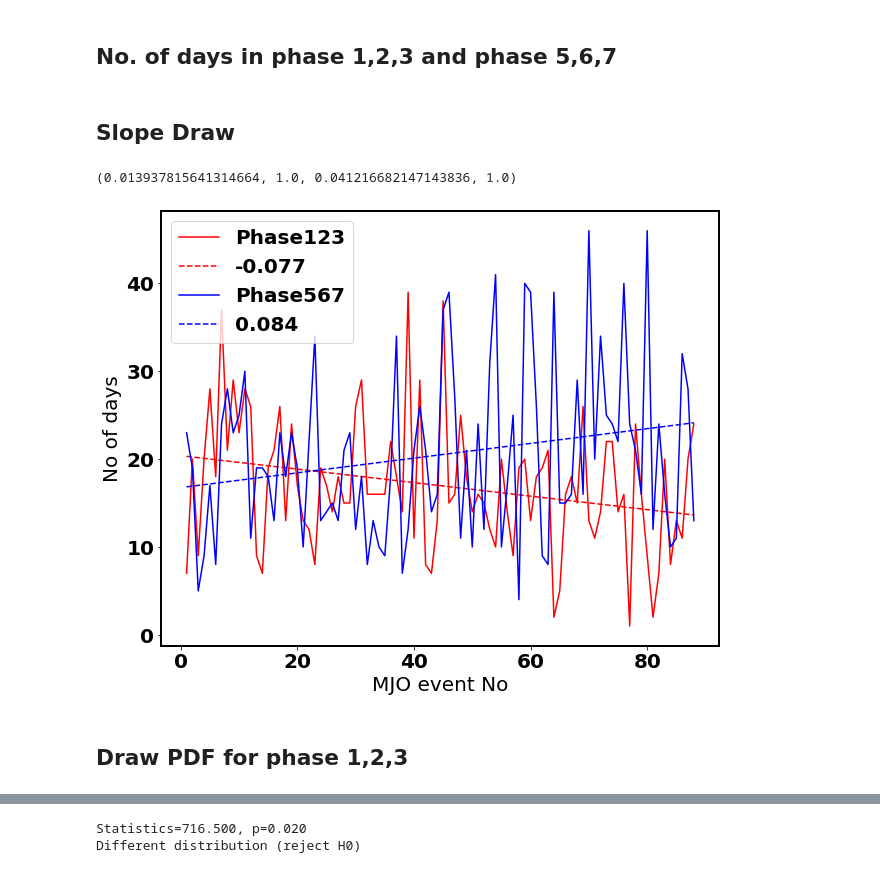
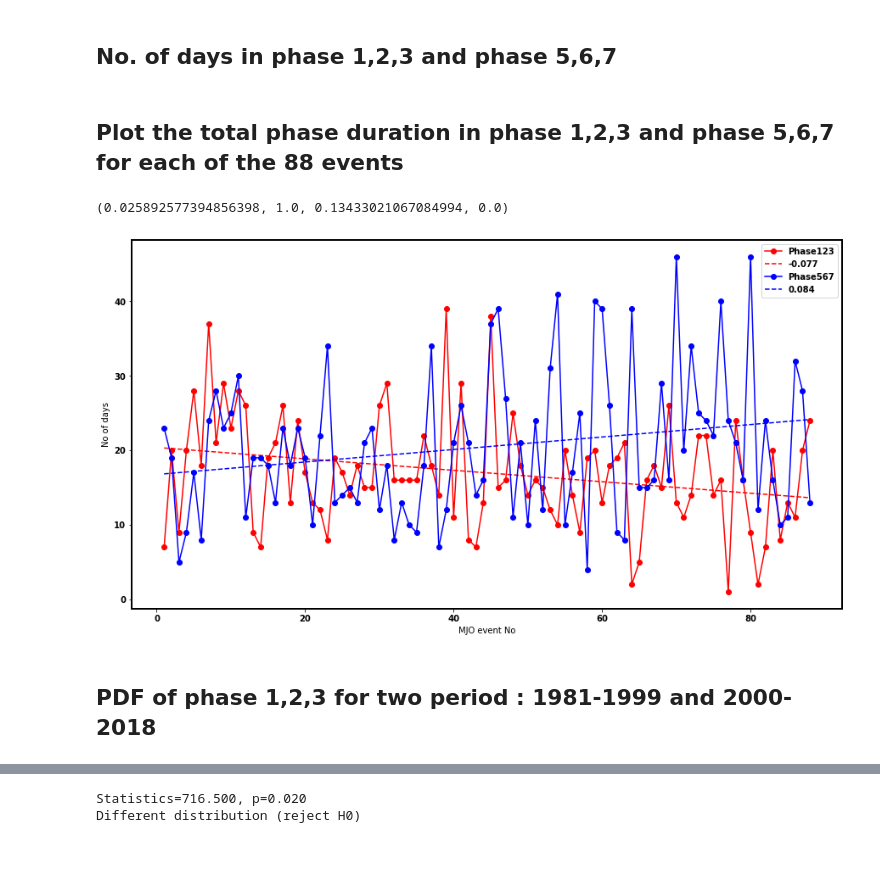
Before and after one commit to RoxyKoll/warmpool-mjo, a Jupyter notebook: MJO_123_567_pdfs_88.ipynb, the cells around one changed output, grey strips where cells are left out. Saved outputs shown, nothing was run; the diff lists cells and outputs as text; code cells hidden in the pictures.

```diff
--- a/MJO_123_567_pdfs_88.ipynb
+++ b/MJO_123_567_pdfs_88.ipynb
@@ -15,7 +17,6 @@ import xarray as xr
 %matplotlib inline
 # %%
 # Fiddle with figure settings here:
-plt.rcParams['figure.figsize'] = (10,8)
 plt.rcParams['font.weight'] = 'bold'
 plt.rcParams['font.size'] = 20
 plt.rcParams['image.cmap'] = 'seismic'
@@ -161,27 +166,27 @@ for i in np.arange(len(list)):
     no_123[i]=np.size(np.where(ph==1)[0])+np.size(np.where(ph==2)[0])+np.size(np.where(ph==3)[0])
     no_567[i]=np.size(np.where(ph==5)[0])+np.size(np.where(ph==6)[0])+np.size(np.where(ph==7)[0])
     ph_wintr[i]=ph
-# %% [markdown]
-## Slope Draw
+# %% [markdown]
+## Plot the total phase duration in phase 1,2,3 and phase 5,6,7 for each of the 88 events
 # %%
 ##### Student ttest ###########################
 xx=np.arange(1,len(list)+1)
-slope1,intercept1,corr1,p1,h1=linear_regress_scipy(xx,no_123,0.05,opt_detrend=0,opt_mktest=0)
-slope2,intercept2,corr2,p2,h2=linear_regress_scipy(xx,no_567,0.05,opt_detrend=0,opt_mktest=0)
-
-plt.plot(xx,no_123,'r')
+slope1,intercept1,corr1,p1,h1=linear_regress_scipy(xx,no_123,0.05,opt_detrend=0,opt_mktest=1)
+slope2,intercept2,corr2,p2,h2=linear_regress_scipy(xx,no_567,0.05,opt_detrend=0,opt_mktest=1)
+plt.figure(figsize=(15,8))
+plt.plot(xx,no_123,'-ro')
 plt.plot(xx,slope1*xx+intercept1,'r',linestyle='--')
-plt.plot(xx,no_567,'b')
+plt.plot(xx,no_567,'-bo')
 plt.plot(xx,slope2*xx+intercept2,'b',linestyle='--')
 plt.legend(['Phase123',str(round(slope1,3)),'Phase567',str(round(slope2,3))])
 plt.xlabel('MJO event No')
 plt.ylabel('No of days')
 
 # plt.savefig("trend_123_567_88.pdf",format='pdf', dpi=1000)
 p1,h1,p2,h2
 # %% [output]
-(0.013937815641314664, 1.0, 0.041216682147143836, 1.0)
+(0.025892577394856398, 1.0, 0.13433021067084994, 0.0)
-[figure, old version]
+[figure, new version]
 # %% [markdown]
-## Draw PDF for phase 1,2,3
+##  PDF of phase 1,2,3 for two period :  1981-1999 and 2000-2018
 # %%
```
Also changed, not shown: parts of 24 cells of this notebook.
